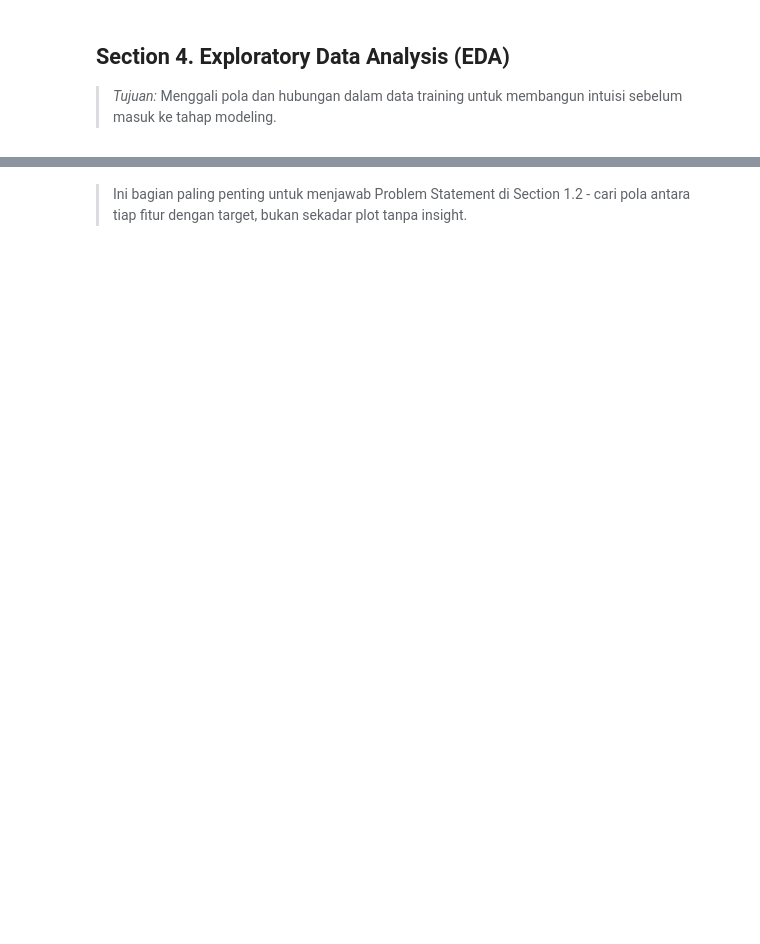
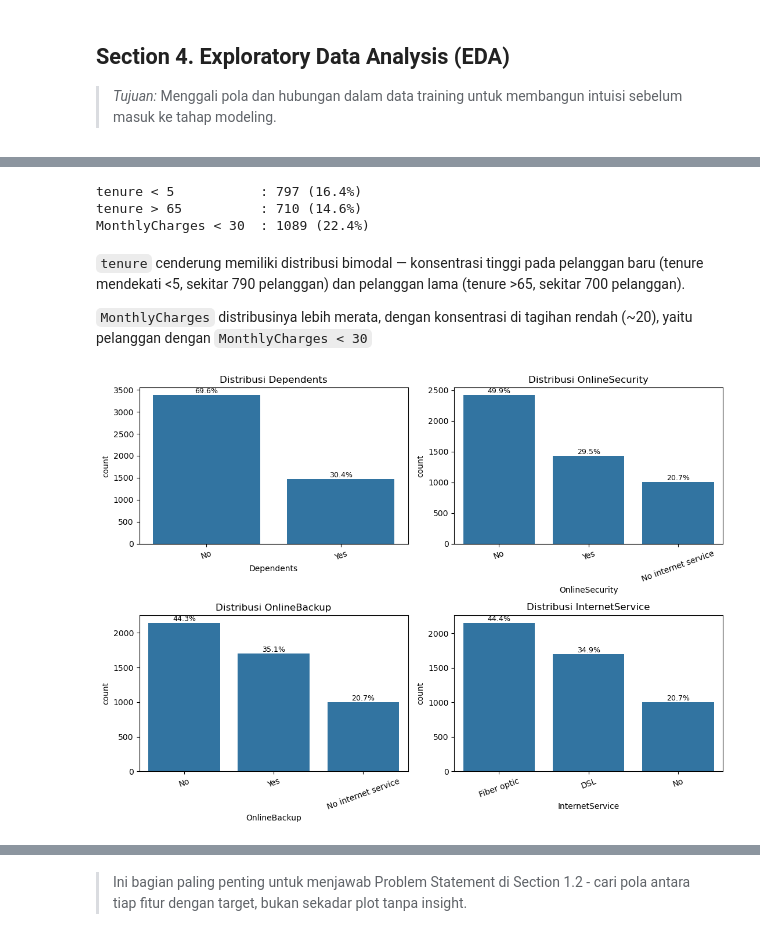
Before and after one commit to Firsaadam03/telco-churn-prediction, a Jupyter notebook: notebook/1.0-bdp-notebook.ipynb, the cells around one changed output, grey strips where cells are left out. Drawn from its saved outputs; the diff is of its cells as text; code cells hidden in the pictures; blank space fills up the shorter version.

```diff
--- a/notebook/1.0-bdp-notebook.ipynb
+++ b/notebook/1.0-bdp-notebook.ipynb
@@ -292,0 +572,35 @@ df.describe(include='all')
+# %%
+n = len(df)
+print(f'tenure < 5           : {(df["tenure"] < 5).sum()} ({(df["tenure"] < 5).mean()*100:.1f}%)')
+print(f'tenure > 65          : {(df["tenure"] > 65).sum()} ({(df["tenure"] > 65).mean()*100:.1f}%)')
+print(f'MonthlyCharges < 30  : {(df["MonthlyCharges"] < 30).sum()} ({(df["MonthlyCharges"] < 30).mean()*100:.1f}%)')
+# %% [output]
+tenure < 5           : 797 (16.4%)
+tenure > 65          : 710 (14.6%)
+MonthlyCharges < 30  : 1089 (22.4%)
+# %% [markdown]
+`tenure` cenderung memiliki distribusi bimodal — konsentrasi tinggi pada pelanggan baru (tenure mendekati <5, sekitar 790 pelanggan) dan pelanggan lama (tenure >65, sekitar 700 pelanggan).
+
+`MonthlyCharges` distribusinya lebih merata, dengan konsentrasi di tagihan rendah (~20), yaitu pelanggan dengan `MonthlyCharges < 30`
+# %%
+cat_cols = ['Dependents','OnlineSecurity','OnlineBackup','InternetService',
+            'DeviceProtection','TechSupport','Contract','PaperlessBilling']
+
+def plot_batch(cols):
+    fig, axes = plt.subplots(2, 2, figsize=(11,8))
+    axes = axes.flatten()
+    for i, col in enumerate(cols):
+        ax = axes[i]
+        sns.countplot(data=df, x=col, ax=ax, order=df[col].value_counts().index)
+        total = len(df)
+        for p in ax.patches:
+            pct = 100 * p.get_height() / total
+            ax.annotate(f'{pct:.1f}%', (p.get_x()+p.get_width()/2, p.get_height()), ha='center', va='bottom', fontsize=9)
+        ax.set_title(f'Distribusi {col}')
+        ax.tick_params(axis='x', rotation=20)
+    plt.tight_layout()
+    plt.show()
+# %%
+plot_batch(cat_cols[:4])
+# %% [output]
+[figure, added]
```
Also changed, not shown: parts of 142 cells of this notebook.
